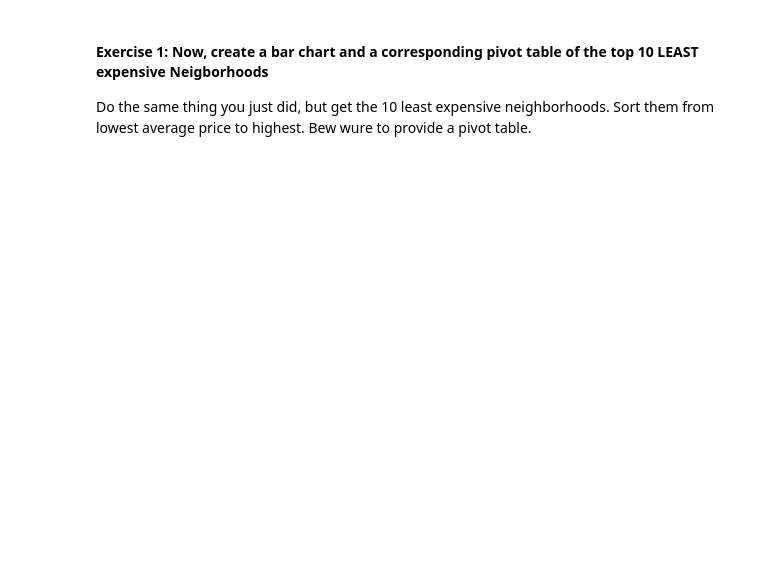
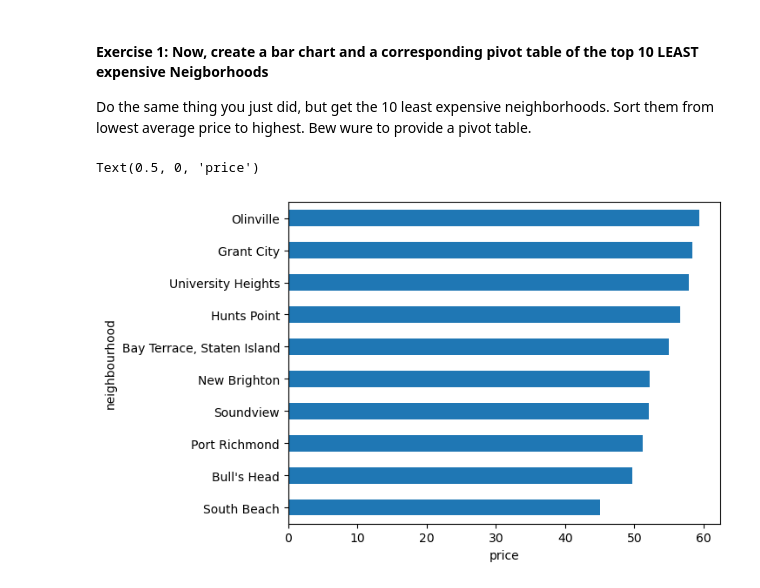
Before and after one commit to jsgarcha/CUNYTechPrep-2024-DS, a Jupyter notebook: Week-03-Data_Analytics-Data_Viz-BI_tools/Exercise-JG.ipynb, the cells around one changed output. Cells and saved outputs as stored; diff of their text form; code cells hidden in the pictures; blank space fills up the shorter version.

```diff
--- a/Week-03-Data_Analytics-Data_Viz-BI_tools/Exercise-JG.ipynb
+++ b/Week-03-Data_Analytics-Data_Viz-BI_tools/Exercise-JG.ipynb
@@ -59,6 +73,14 @@ Do the same thing you just did, but get the 10 least expensive neighborhoods.  S
 # %%
 # Here we make the same chart using the bottom 10 Neighborhoods
 # by average price.  We sort ascending in this one.
+
+neighborhoods = df.groupby('neighbourhood')
+mean_neighborhood_prices = neighborhoods['price'].mean()
+mean_neighborhood_prices.sort_values(ascending=True).head(10).plot.barh().set_xlabel('price')
+# "price" label on axis disappeared during group by.
+# %% [output]
+Text(0.5, 0, 'price')
+[figure, added]
 # %%
 # we also would like to have the corresponding pivot table of the top 10
 # %%
```
Also changed, not shown: parts of 2 cells of this notebook.
